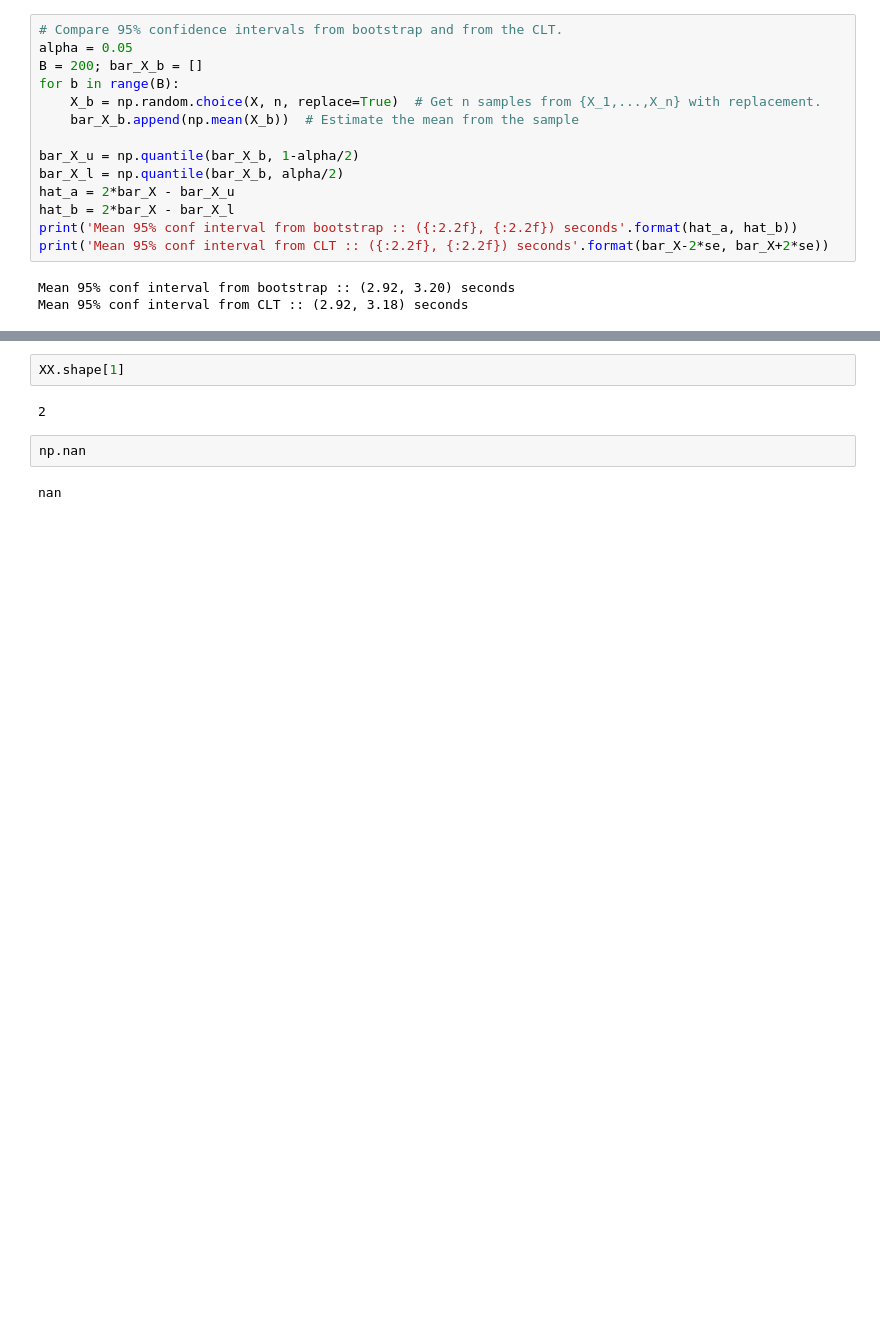
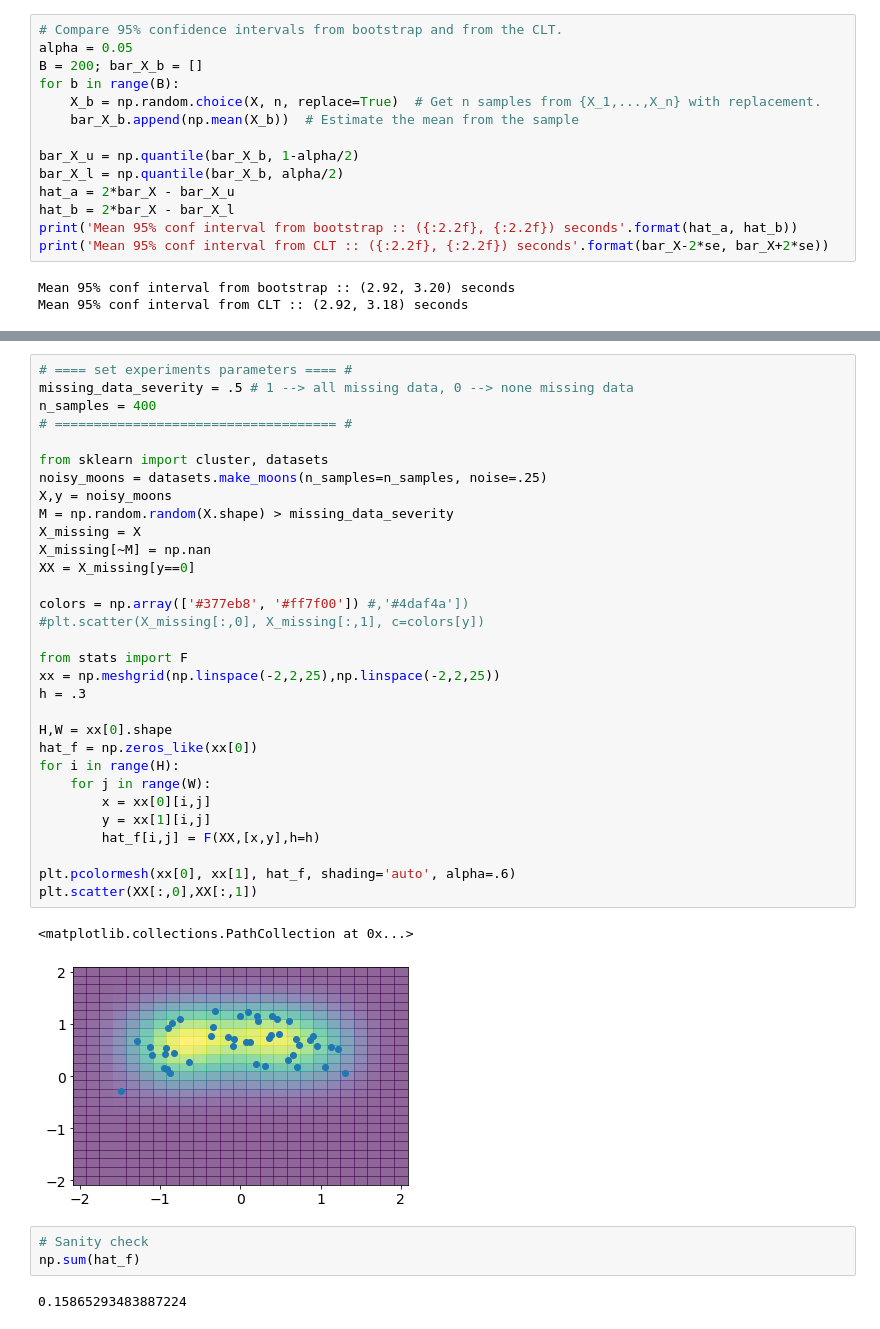
Before and after one commit to matiasdm/notes_on_stats, a Jupyter notebook: doc/sections/pdfestimation.ipynb, the cells around one changed output, grey strips where cells are left out. Cells and saved outputs as stored; diff of their text form; blank space fills up the shorter version.

Commit message:
adding kernel estimation with missing data

```diff
--- a/doc/sections/pdfestimation.ipynb
+++ b/doc/sections/pdfestimation.ipynb
@@ -1094,8 +1022,39 @@ array([-0.99936029,  0.07805749])
-# %%
-XX.shape[1]
-# %% [output]
-2
-# %%
-np.nan
-# %% [output]
-nan
+# %%
+# ==== set experiments parameters ==== #
+missing_data_severity = .5 # 1 --> all missing data, 0 --> none missing data
+n_samples = 400
+# ==================================== #
+
+from sklearn import cluster, datasets
+noisy_moons = datasets.make_moons(n_samples=n_samples, noise=.25)
+X,y = noisy_moons
+M = np.random.random(X.shape) > missing_data_severity
+X_missing = X
+X_missing[~M] = np.nan
+XX = X_missing[y==0]
+
+colors = np.array(['#377eb8', '#ff7f00']) #,'#4daf4a'])
+#plt.scatter(X_missing[:,0], X_missing[:,1], c=colors[y])
+
+from stats import F
+xx = np.meshgrid(np.linspace(-2,2,25),np.linspace(-2,2,25))
+h = .3
+
+H,W = xx[0].shape
+hat_f = np.zeros_like(xx[0])
+for i in range(H):
+    for j in range(W):
+        x = xx[0][i,j]
+        y = xx[1][i,j]
+        hat_f[i,j] = F(XX,[x,y],h=h)
+
+plt.pcolormesh(xx[0], xx[1], hat_f, shading='auto', alpha=.6)
+plt.scatter(XX[:,0],XX[:,1])
+# %% [output]
+<matplotlib.collections.PathCollection at 0x...>
+[figure, added]
+# %%
+# Sanity check
+np.sum(hat_f)
+# %% [output]
+0.15865293483887224
```
Also changed, not shown: parts of 11 cells of this notebook, 21 other files.
